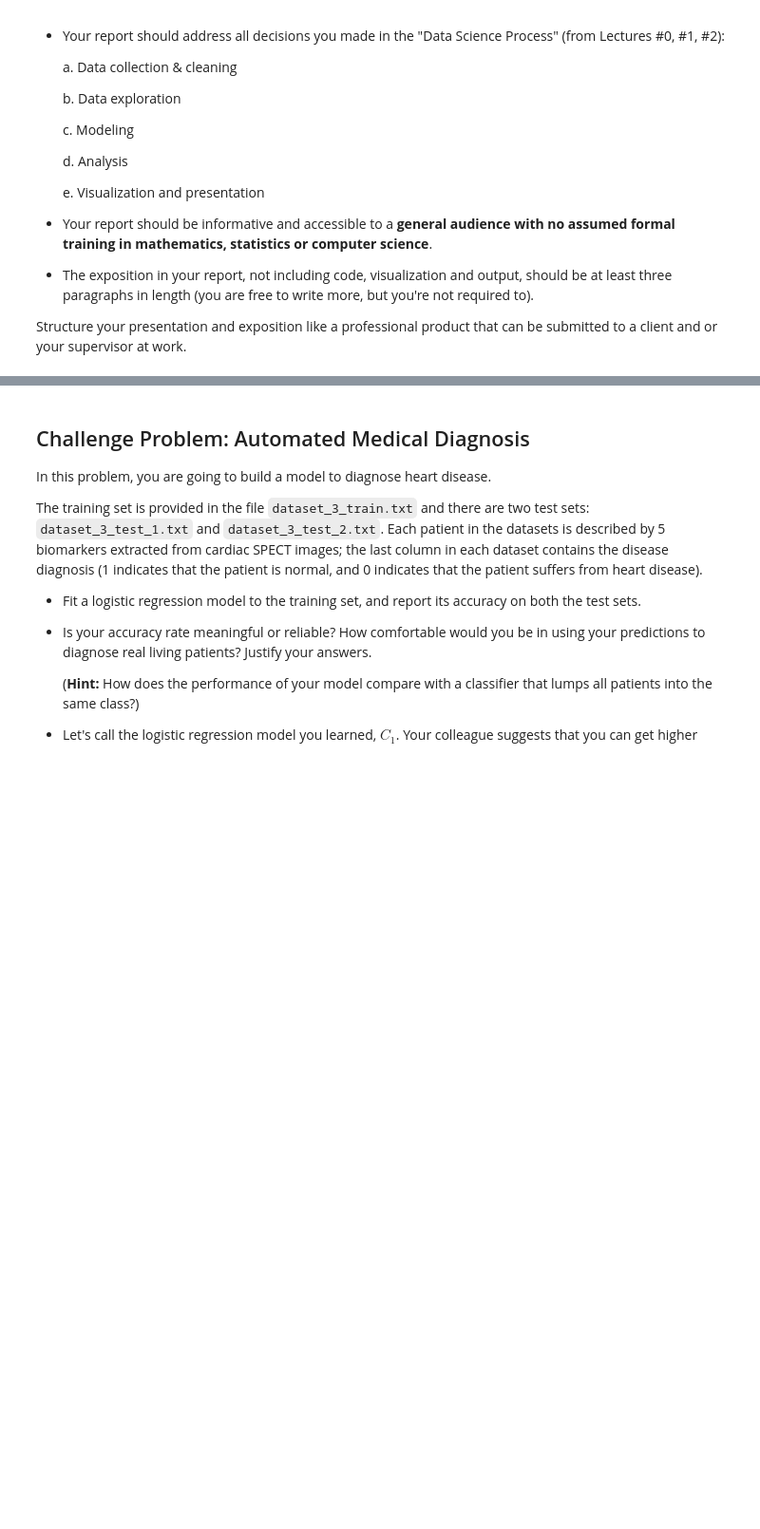
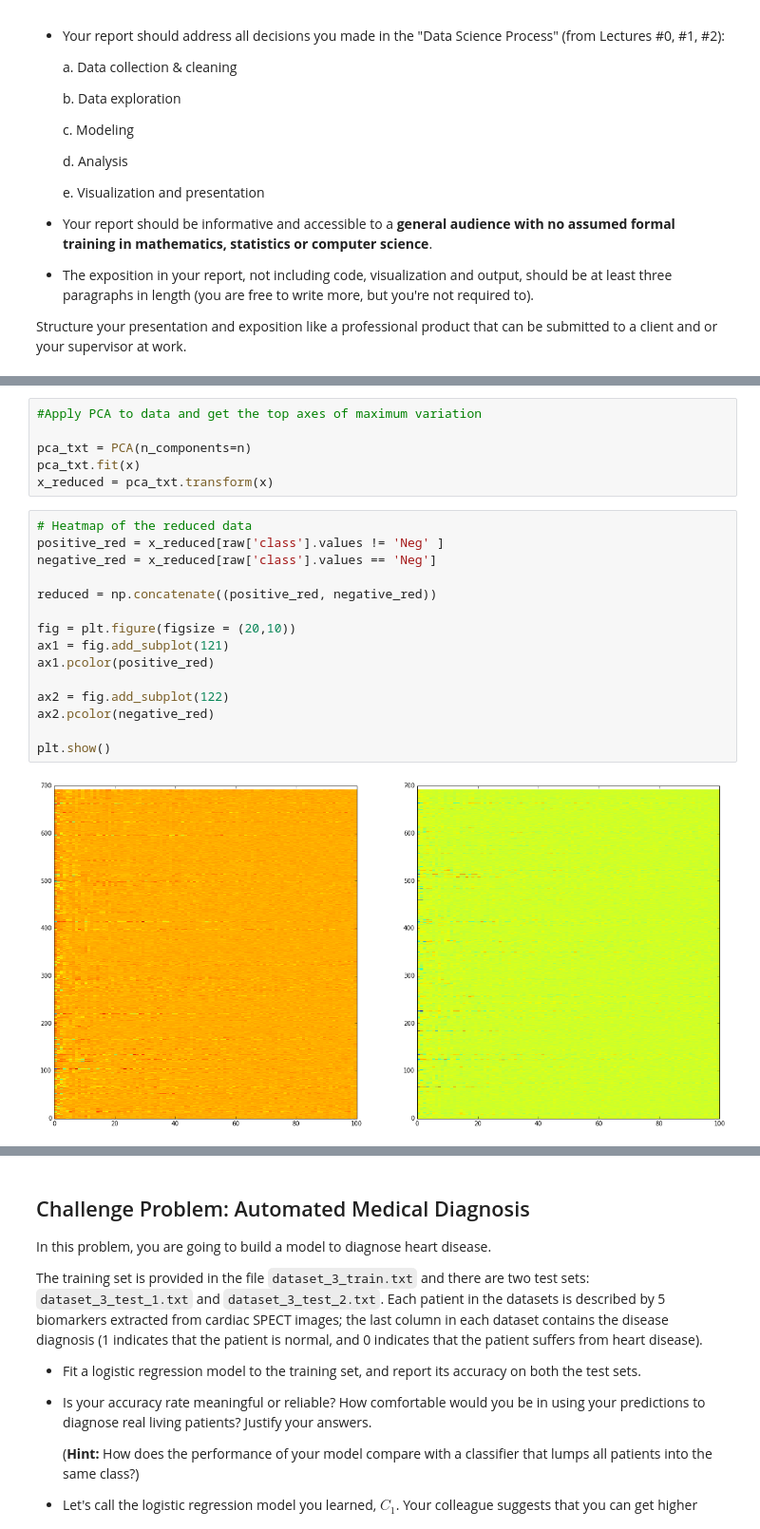
Before and after one commit to alokkshukla/cs109-2, a Jupyter notebook: HW5/Bassily_Hany_cse109a_HW5.ipynb, the cells around one changed output, grey strips where cells are left out. Shown at 95% size. Drawn from its saved outputs; the diff is of its cells as text; blank space fills up the shorter version.

```diff
--- a/HW5/Bassily_Hany_cse109a_HW5.ipynb
+++ b/HW5/Bassily_Hany_cse109a_HW5.ipynb
@@ -708,0 +770,23 @@ Structure your presentation and exposition like a professional product that can
+# %%
+#Apply PCA to data and get the top axes of maximum variation
+
+pca_txt = PCA(n_components=n)
+pca_txt.fit(x)
+x_reduced = pca_txt.transform(x)
+# %%
+# Heatmap of the reduced data
+positive_red = x_reduced[raw['class'].values != 'Neg' ]
+negative_red = x_reduced[raw['class'].values == 'Neg']
+
+reduced = np.concatenate((positive_red, negative_red))
+
+fig = plt.figure(figsize = (20,10))
+ax1 = fig.add_subplot(121)
+ax1.pcolor(positive_red)
+
+ax2 = fig.add_subplot(122)
+ax2.pcolor(negative_red)
+
+plt.show()
+# %% [output]
+[figure, added]
```
Also changed, not shown: parts of 12 cells of this notebook.
